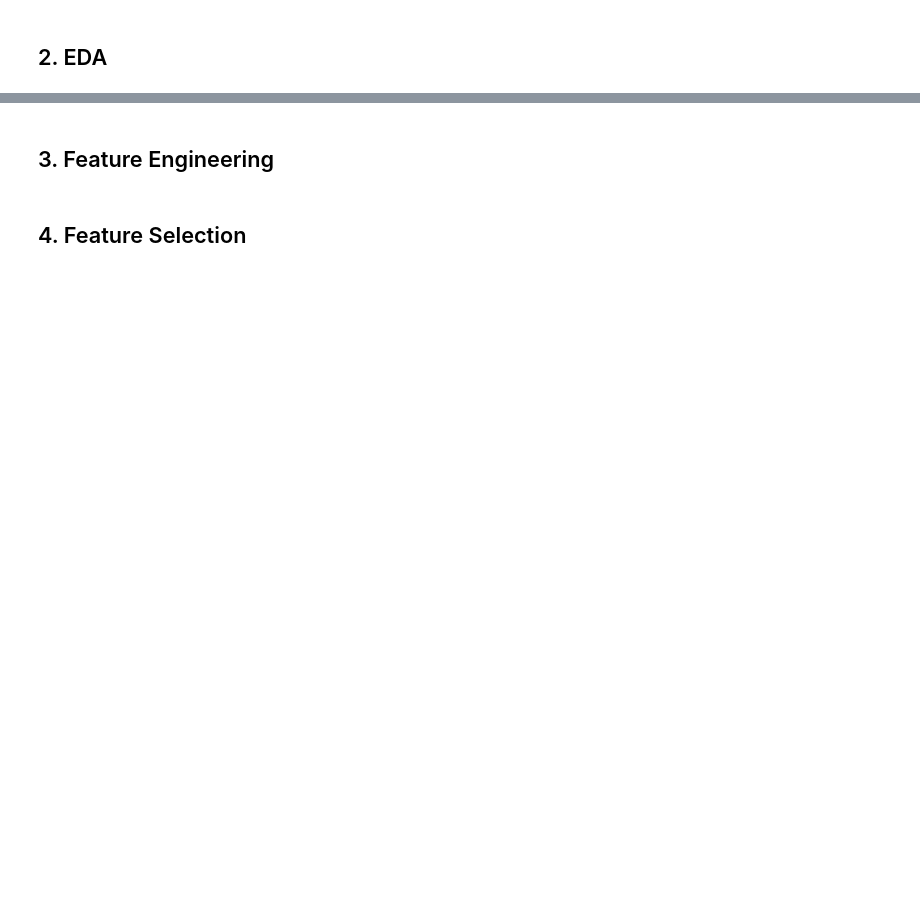
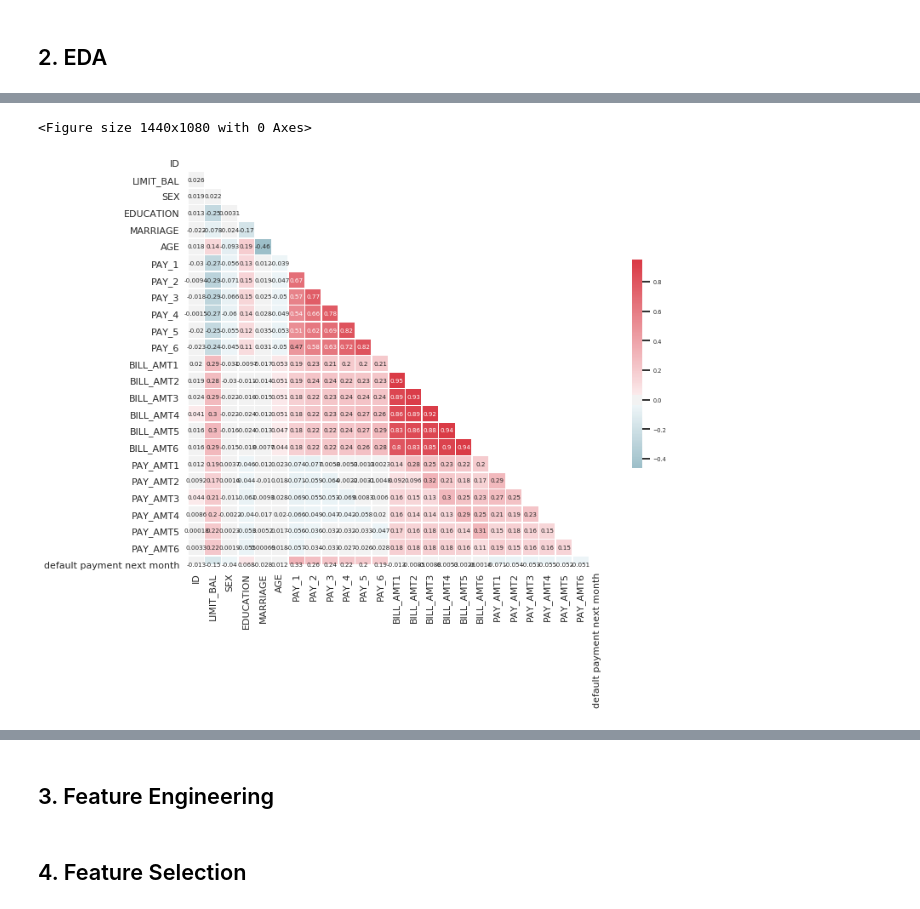
Before and after one commit to coreyautoforkingbufferaccount/nyc-mhtn-ds-021720, a Jupyter notebook: week_7/classification-assessment/working_dir/classification-assessment.ipynb, the cells around one changed output, grey strips where cells are left out. Saved outputs shown, nothing was run; the diff lists cells and outputs as text; code cells hidden in the pictures; blank space fills up the shorter version.

```diff
--- a/week_7/classification-assessment/working_dir/classification-assessment.ipynb
+++ b/week_7/classification-assessment/working_dir/classification-assessment.ipynb
@@ -28,4 +41,4 @@ import pandas as pd
 # %% [markdown]
 ## 1. Data Cleaning
 # %%
-df = pd.read_csv('classification_lab_data.csv')
+df = pd.read_csv('student_data.csv')
@@ -48,2 +54,7 @@ df.head()
+# %%
+df.rename(columns={"PAY_0":"PAY_1"}, inplace=True)
+
+#Imputes values to combine "other"/"unknown" fields in the marriage and education columns.
+df= replace_unknowns(df)
 # %% [markdown]
 ## 2. EDA
@@ -49,0 +81,5 @@ df.head()
+# %%
+trimmed_heatmap(df, df.columns, font_scale=.4, figsize=(20,15))
+# %% [output]
+<Figure size 1440x1080 with 0 Axes>
+[figure, added]
```
Also changed, not shown: parts of 18 cells of this notebook, 3 other files.
